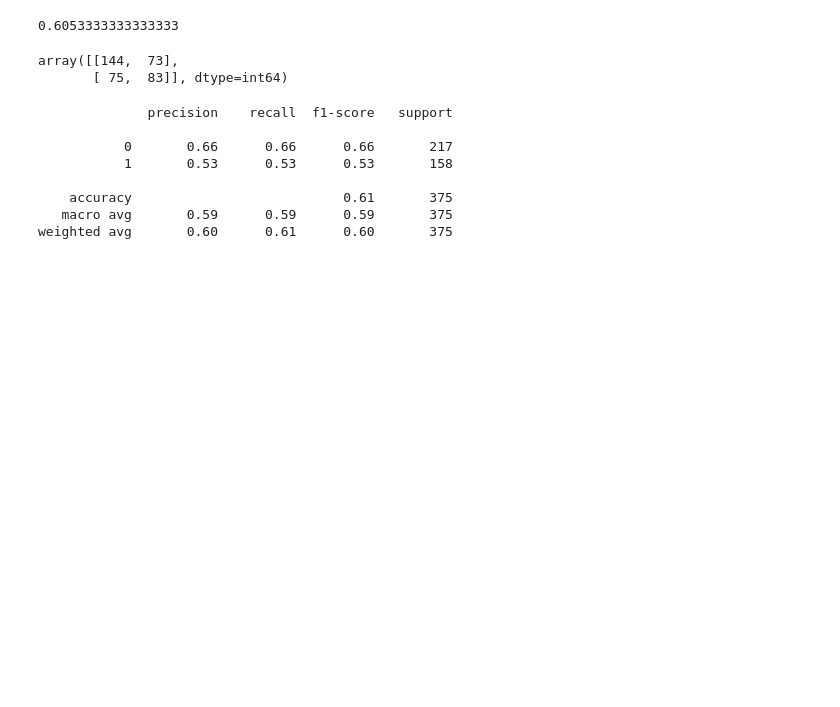
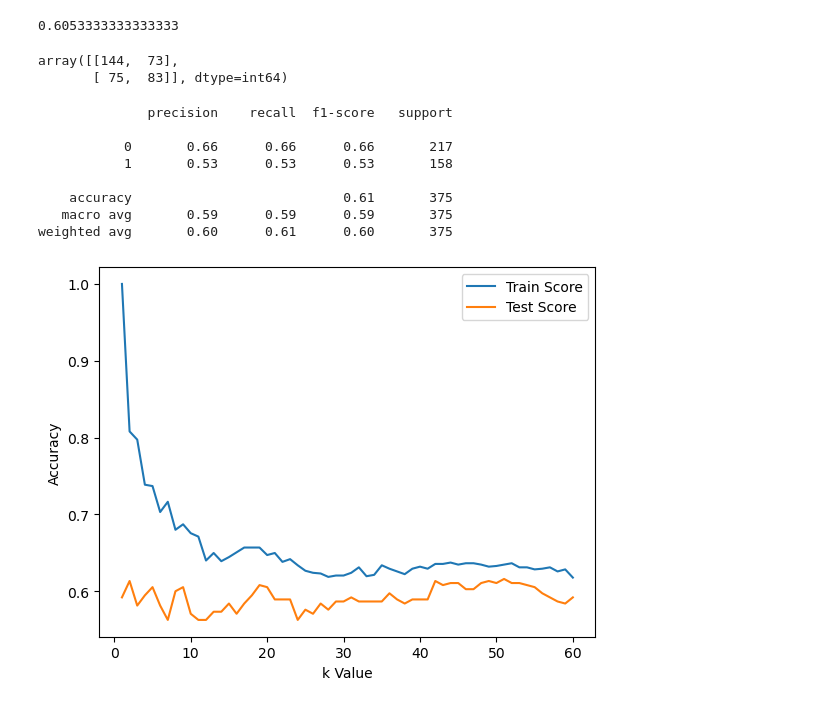
Before and after one commit to ayberkozcan/classification-exercises, a Jupyter notebook: Analyzing Customer Purchases/classification_customer.ipynb, the cells around one changed output. Drawn from its saved outputs; the diff is of its cells as text; code cells hidden in the pictures; blank space fills up the shorter version.

```diff
--- a/Analyzing Customer Purchases/classification_customer.ipynb
+++ b/Analyzing Customer Purchases/classification_customer.ipynb
@@ -218,0 +231,4 @@ y_pred_catb = catb_model.predict(X_test)
+# %%
+grid_search = GridSearchCV(catb_model, param_grid, cv=10, scoring="accuracy", n_jobs=-1, verbose=2)
+# %%
+grid_search.fit(X_train, y_train)
@@ -218,0 +260,6 @@ y_pred_catb = catb_model.predict(X_test)
+# %%
+best_params = grid_search.best_params_
+best_score = grid_search.best_score_
+
+print("Best Parameters: ", best_params)
+print("Best Score: ", best_score)
@@ -218,0 +269,5 @@ y_pred_catb = catb_model.predict(X_test)
+# %%
+best_catb_model = CatBoostClassifier(**best_params)
+best_catb_model.fit(X_train, y_train)
+
+y_pred_catb = best_catb_model.predict(X_test)
@@ -270,5 +343,26 @@ print(classification_report(y_test, y_pred_knn))
 weighted avg       0.60      0.61      0.60       375
 # %%
 # We've got a bad score, let's try to improve it by adjusting the parameters.
+# %%
+import matplotlib.pyplot as plt
+
+k_range = range(1, 61)
+train_scores = []
+test_scores = []
+
+for k in k_range:
+    model = KNeighborsClassifier(n_neighbors=k)
+    model.fit(X_train, y_train)
+    train_scores.append(model.score(X_train, y_train))
+    test_scores.append(model.score(X_test, y_test))
+
+plt.plot(k_range, train_scores, label='Train Score')
+plt.plot(k_range, test_scores, label='Test Score')
+plt.xlabel('k Value')
+plt.ylabel('Accuracy')
+plt.legend()
+plt.show()
+# %% [output]
+[figure, added]
 # %%
 param_grid = {
```
Also changed, not shown: parts of 30 cells of this notebook, 4 other files.
